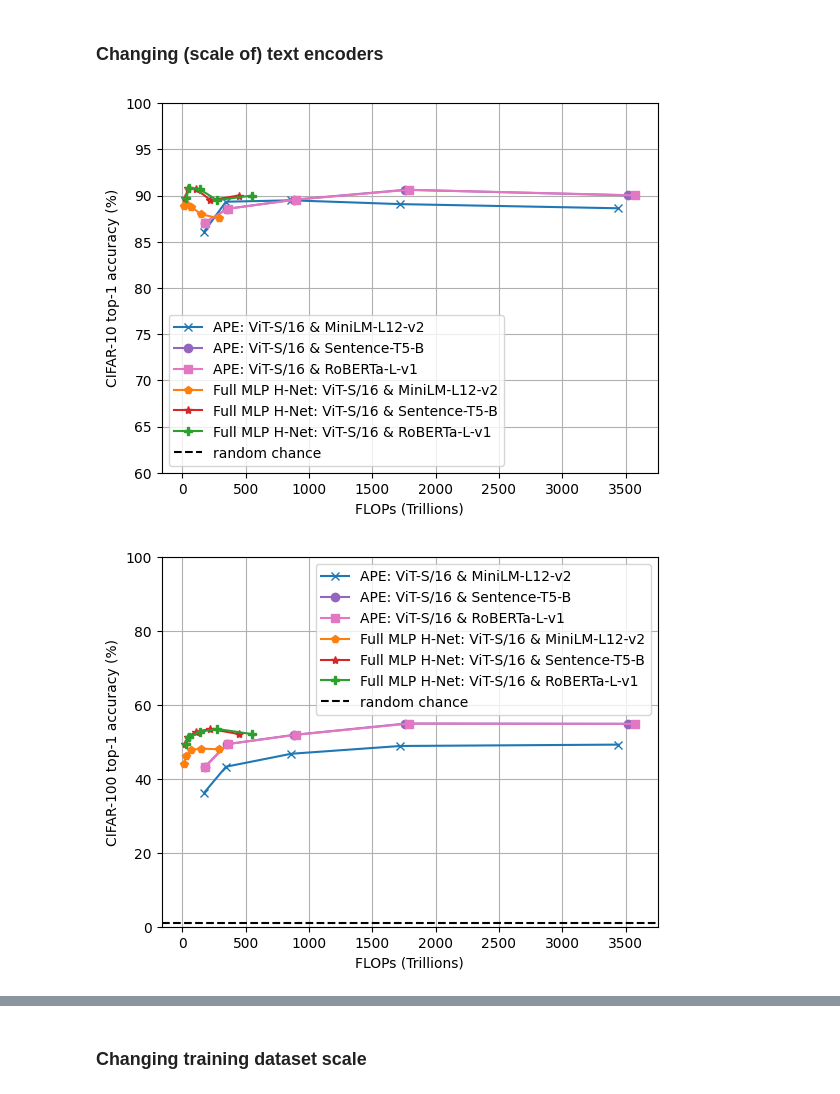
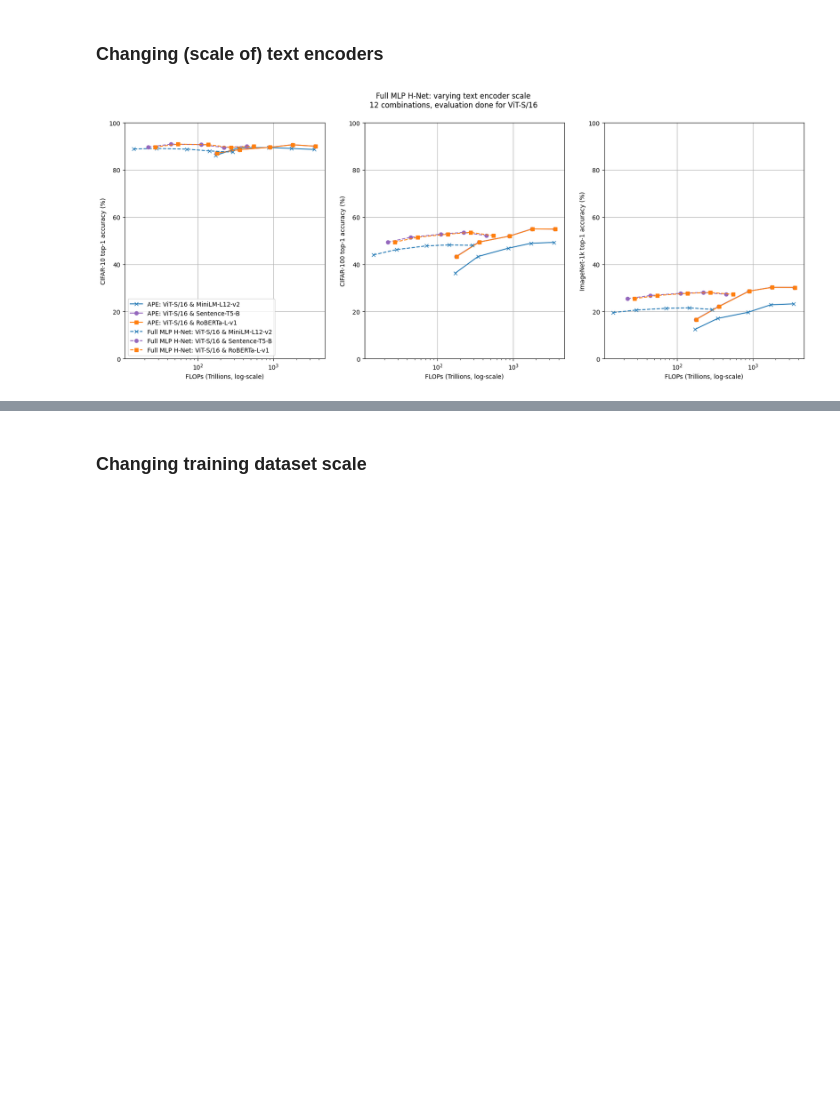
Before and after one commit to jaisidhsingh/hypa-new, a Jupyter notebook: hyperalignment/plot.ipynb, the cells around one changed output, grey strips where cells are left out. Saved outputs shown, nothing was run; the diff lists cells and outputs as text; code cells hidden in the pictures; blank space fills up the shorter version.

```diff
--- a/hyperalignment/plot.ipynb
+++ b/hyperalignment/plot.ipynb
@@ -139,6 +154,8 @@ plt.show()
 # %% [markdown]
 ### Changing (scale of) text encoders
 # %%
+from pylab import plt
+
 ape_minilm = {'exp_name': 'vit_small_patch16_224_all-MiniLM-L12-v2', 'seed': 0, 'eval': {'epoch_1': {'cifar10': 86.1, 'cifar100': 36.26, 'imagenet1k': 12.41}, 'epoch_2': {'cifar10': 89.33, 'cifar100': 43.29, 'imagenet1k': 17.05}, 'epoch_5': {'cifar10': 89.48, 'cifar100': 46.8, 'imagenet1k': 19.63}, 'epoch_10': {'cifar10': 89.07, 'cifar100': 48.9, 'imagenet1k': 22.84}, 'epoch_20': {'cifar10': 88.62, 'cifar100': 49.27, 'imagenet1k': 23.21}}}
 ape_st5b = {'exp_name': 'vit_small_patch16_224_sentence-t5-base', 'seed': 0, 'eval': {'epoch_1': {'cifar10': 75.59, 'cifar100': 24.37, 'imagenet1k': 8.42}, 'epoch_2': {'cifar10': 87.18, 'cifar100': 33.79, 'imagenet1k': 13.73}, 'epoch_5': {'cifar10': 90.3, 'cifar100': 49.64, 'imagenet1k': 24.05}, 'epoch_10': {'cifar10': 89.97, 'cifar100': 54.76, 'imagenet1k': 27.38}, 'epoch_20': {'cifar10': 89.64, 'cifar100': 54.69, 'imagenet1k': 27.84}}}
 ape_roberta = {'exp_name': 'vit_small_patch16_224_all-roberta-large-v1', 'seed': 0, 'eval': {'epoch_1': {'cifar10': 87.06, 'cifar100': 43.23, 'imagenet1k': 16.61}, 'epoch_2': {'cifar10': 88.56, 'cifar100': 49.4, 'imagenet1k': 22.1}, 'epoch_5': {'cifar10': 89.55, 'cifar100': 51.91, 'imagenet1k': 28.6}, 'epoch_10': {'cifar10': 90.62, 'cifar100': 54.96, 'imagenet1k': 30.21}, 'epoch_20': {'cifar10': 90.02, 'cifar100': 54.89, 'imagenet1k': 30.17}}}
@@ -150,47 +167,52 @@ hnet_roberta = {'exp_name': 'roberta_hnet_12-4_fmlp_c-32_bs-512_lr-1e-2', 'seed'
 
 benchmarks = ["cifar10", "cifar100", "imagenet1k"]
 names = {"cifar10": "CIFAR-10", "cifar100": "CIFAR-100", "imagenet1k": "ImageNet-1k"}
-lims = {"cifar10": [60, 100.0], "cifar100": [0.0, 100.0], "imagenet1k": [0.0, 50]}
+lims = {"cifar10": [0, 100.0], "cifar100": [0.0, 100.0], "imagenet1k": [0.0, 100]}
 rcs = {"cifar10": 10.0, "cifar100": 1.0, "imagenet1k": 0.1}
 epochs = [1, 2, 5, 10, 20]
 
-for bench in benchmarks:
+fig, axes = plt.subplots(1, 3, figsize=(20, 7))
+
+for j, bench in enumerate(benchmarks):
     ape_acc1 = [ape_minilm["eval"][f"epoch_{e}"][bench] for e in epochs]
     ape_flops1 = [14.34 * e * 12 for e in epochs]
 
     ape_acc2 = [ape_st5b["eval"][f"epoch_{e}"][bench] for e in epochs]
     ape_flops2 = [14.676 * e * 12 for e in epochs]
 
     ape_acc3 = [ape_roberta["eval"][f"epoch_{e}"][bench] for e in epochs]
     ape_flops3 = [14.895 * e * 12 for e in epochs]
 
 
     hnet_acc1 = [hnet_minilm["eval"][f"epoch_{e}"][bench] for e in epochs]
     hnet_flops1 = [14.4 * e for e in epochs]
 
     hnet_acc2 = [hnet_st5b["eval"][f"epoch_{e}"][bench] for e in epochs]
     hnet_flops2 = [22.165 * e for e in epochs]
 
     hnet_acc3 = [hnet_roberta["eval"][f"epoch_{e}"][bench] for e in epochs]
     hnet_flops3 = [27.34 * e for e in epochs]
 
-    plt.plot(ape_flops1, ape_acc1, color="tab:blue", marker="x", label="APE: ViT-S/16 & MiniLM-L12-v2")
-    plt.plot(ape_flops2, ape_acc3, color="tab:purple", marker="o", label="APE: ViT-S/16 & Sentence-T5-B")
-    plt.plot(ape_flops3, ape_acc3, color="tab:pink", marker="s", label="APE: ViT-S/16 & RoBERTa-L-v1")
+    axes[j].plot(ape_flops1, ape_acc1, color="tab:blue", marker="x", label="APE: ViT-S/16 & MiniLM-L12-v2")
+    axes[j].plot(ape_flops2, ape_acc3, color="tab:purple", marker="o", label="APE: ViT-S/16 & Sentence-T5-B")
+    axes[j].plot(ape_flops3, ape_acc3, color="tab:orange", marker="s", label="APE: ViT-S/16 & RoBERTa-L-v1")
 
 
-    plt.plot(hnet_flops1, hnet_acc1, color="tab:orange", marker="p", label="Full MLP H-Net: ViT-S/16 & MiniLM-L12-v2")
-    plt.plot(hnet_flops2, hnet_acc3, color="tab:red", marker="*", label="Full MLP H-Net: ViT-S/16 & Sentence-T5-B")
-    plt.plot(hnet_flops3, hnet_acc3, color="tab:green", marker="P", label="Full MLP H-Net: ViT-S/16 & RoBERTa-L-v1")
+    axes[j].plot(hnet_flops1, hnet_acc1, color="tab:blue", linestyle="--", marker="x", label="Full MLP H-Net: ViT-S/16 & MiniLM-L12-v2")
+    axes[j].plot(hnet_flops2, hnet_acc3, color="tab:purple", linestyle="--", marker="o", label="Full MLP H-Net: ViT-S/16 & Sentence-T5-B")
+    axes[j].plot(hnet_flops3, hnet_acc3, color="tab:orange", linestyle="--", marker="s", label="Full MLP H-Net: ViT-S/16 & RoBERTa-L-v1")
 
-    plt.axhline(rcs[bench], linestyle="--", color="black", label="random chance")
+    # plt.axhline(rcs[bench], linestyle="--", color="black", label="random chance")
 
-    plt.legend()
-    plt.ylim(lims[bench])
-    plt.ylabel(f"{names[bench]} top-1 accuracy (%)")
-    plt.xlabel("FLOPs (Trillions)")
-    plt.grid(True)
-    plt.show()
+    if j == 0:
+        axes[j].legend()
+    axes[j].set_ylim(lims[bench])
+    axes[j].set_ylabel(f"{names[bench]} top-1 accuracy (%)")
+    axes[j].set_xscale("log")
+    axes[j].set_xlabel("FLOPs (Trillions, log-scale)")
+    axes[j].grid(True)
+
+plt.suptitle("Full MLP H-Net: varying text encoder scale\n12 combinations, evaluation done for ViT-S/16")
+plt.show()
 # %% [output]
-[figure, old version]
+[figure, new version]
-[figure, removed]
```
Also changed, not shown: parts of 4 cells of this notebook.
